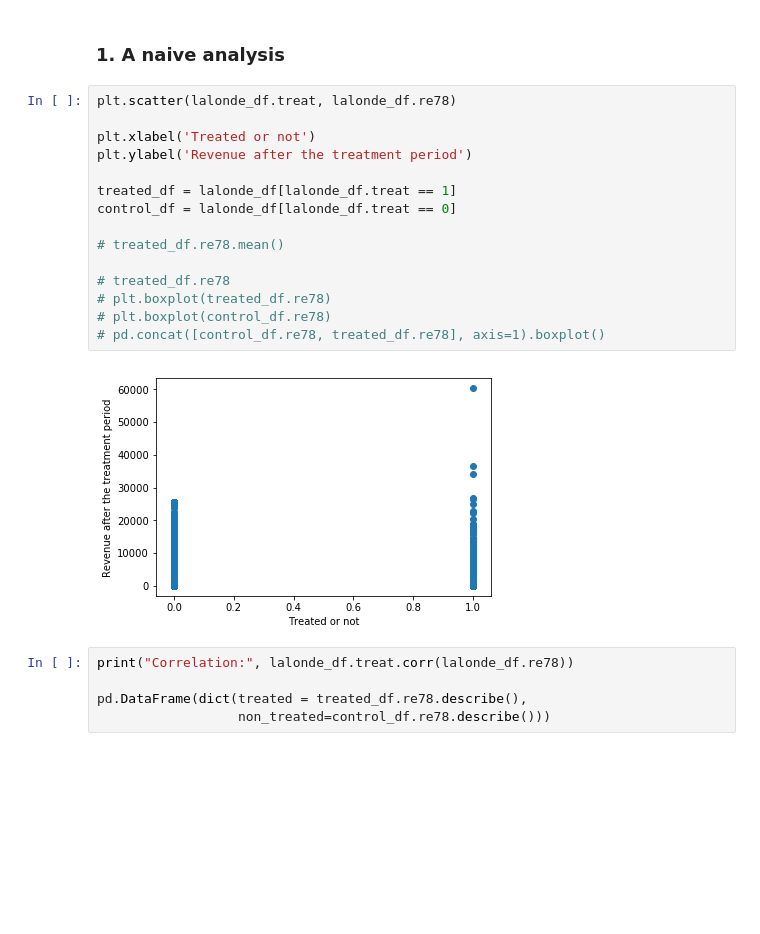
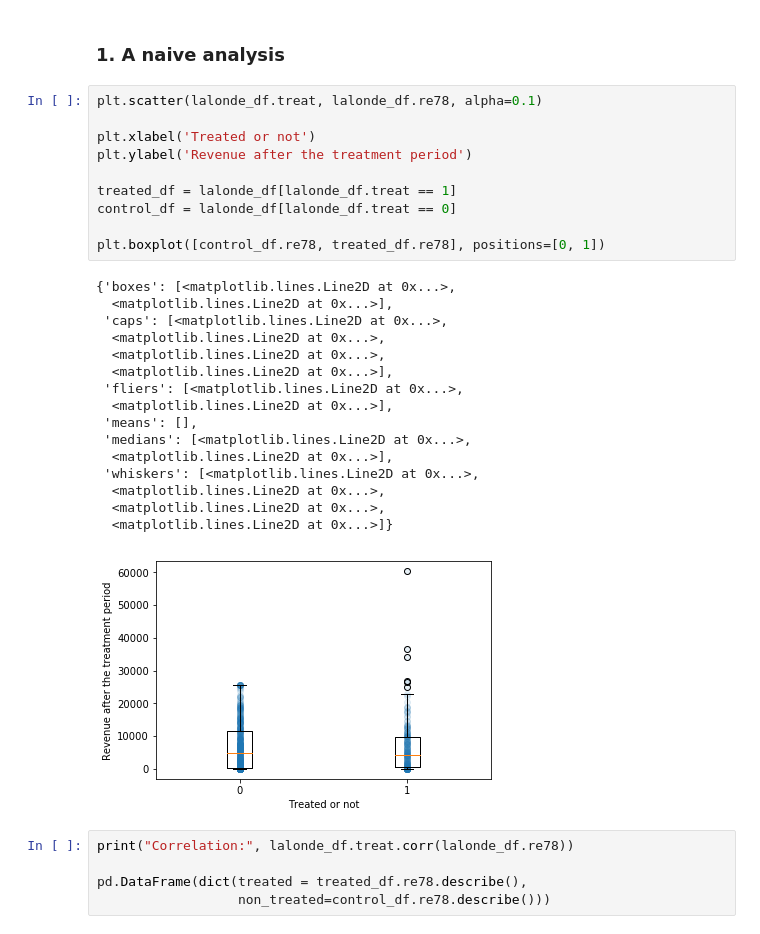
Before and after one commit to Coac/epfl-ada, a Jupyter notebook: 04 - Applied ML/ADA - HW4.ipynb, the cells around one changed output. Drawn from its saved outputs; the diff is of its cells as text; blank space fills up the shorter version.

Commit message:
Use box plot

```diff
--- a/04 - Applied ML/ADA - HW4.ipynb
+++ b/04 - Applied ML/ADA - HW4.ipynb
@@ -31,22 +31,32 @@ lalonde_df.head()
 # %% [markdown]
 ### 1. A naive analysis
 # %%
-plt.scatter(lalonde_df.treat, lalonde_df.re78)
+plt.scatter(lalonde_df.treat, lalonde_df.re78, alpha=0.1)
 
 plt.xlabel('Treated or not')
 plt.ylabel('Revenue after the treatment period')
 
 treated_df = lalonde_df[lalonde_df.treat == 1]
 control_df = lalonde_df[lalonde_df.treat == 0]
 
-# treated_df.re78.mean()
-
-# treated_df.re78
-# plt.boxplot(treated_df.re78)
-# plt.boxplot(control_df.re78)
-# pd.concat([control_df.re78, treated_df.re78], axis=1).boxplot()
+plt.boxplot([control_df.re78, treated_df.re78], positions=[0, 1])
 # %% [output]
+{'boxes': [<matplotlib.lines.Line2D at 0x...>,
+  <matplotlib.lines.Line2D at 0x...>],
+ 'caps': [<matplotlib.lines.Line2D at 0x...>,
+  <matplotlib.lines.Line2D at 0x...>,
+  <matplotlib.lines.Line2D at 0x...>,
+  <matplotlib.lines.Line2D at 0x...>],
+ 'fliers': [<matplotlib.lines.Line2D at 0x...>,
+  <matplotlib.lines.Line2D at 0x...>],
+ 'means': [],
+ 'medians': [<matplotlib.lines.Line2D at 0x...>,
+  <matplotlib.lines.Line2D at 0x...>],
+ 'whiskers': [<matplotlib.lines.Line2D at 0x...>,
+  <matplotlib.lines.Line2D at 0x...>,
+  <matplotlib.lines.Line2D at 0x...>,
+  <matplotlib.lines.Line2D at 0x...>]}
-[figure, old version]
+[figure, new version]
 # %%
 print("Correlation:", lalonde_df.treat.corr(lalonde_df.re78))
 
```
